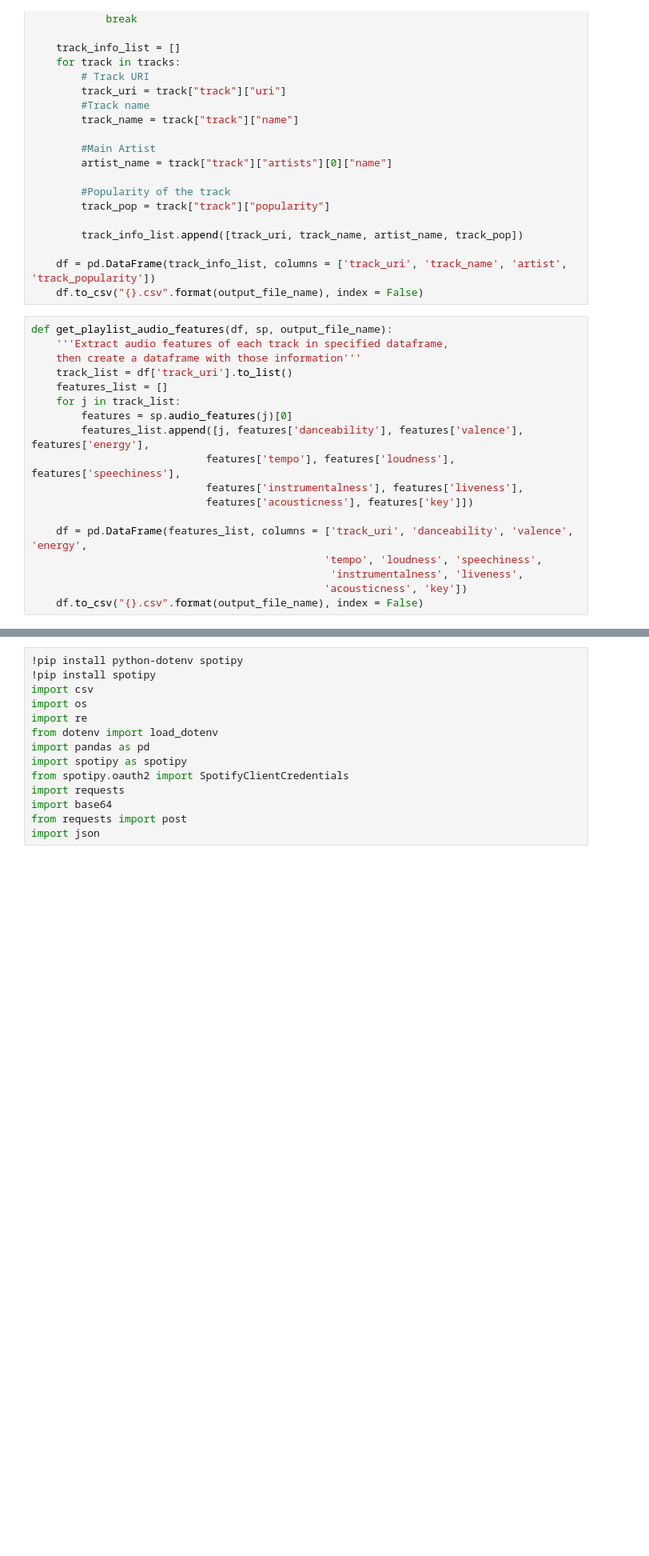
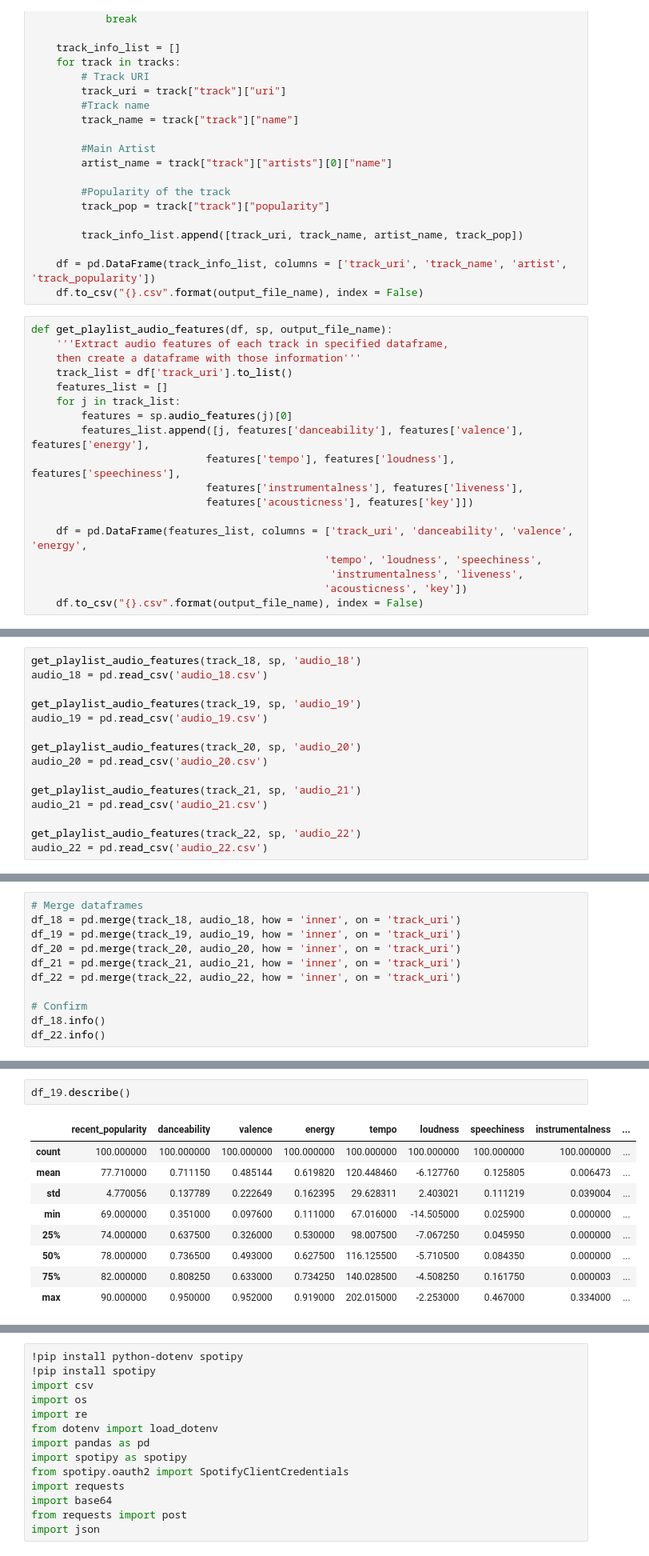
Before and after one commit to SEJUNGJENN-C/LoanData_EDA, a Jupyter notebook: spotify-api-with-spotipy-collecting-data.ipynb, the cells around one changed output, grey strips where cells are left out. Shown at 80% size. Drawn from its saved outputs; the diff is of its cells as text; blank space fills up the shorter version.

```diff
--- a/spotify-api-with-spotipy-collecting-data.ipynb
+++ b/spotify-api-with-spotipy-collecting-data.ipynb
@@ -97,0 +112,15 @@ df_18.head(2)
+# %%
+get_playlist_audio_features(track_18, sp, 'audio_18')
+audio_18 = pd.read_csv('audio_18.csv')
+
+get_playlist_audio_features(track_19, sp, 'audio_19')
+audio_19 = pd.read_csv('audio_19.csv')
+
+get_playlist_audio_features(track_20, sp, 'audio_20')
+audio_20 = pd.read_csv('audio_20.csv')
+
+get_playlist_audio_features(track_21, sp, 'audio_21')
+audio_21 = pd.read_csv('audio_21.csv')
+
+get_playlist_audio_features(track_22, sp, 'audio_22')
+audio_22 = pd.read_csv('audio_22.csv')
@@ -97,0 +136,11 @@ df_18.head(2)
+# %%
+# Merge dataframes
+df_18 = pd.merge(track_18, audio_18, how = 'inner', on = 'track_uri')
+df_19 = pd.merge(track_19, audio_19, how = 'inner', on = 'track_uri')
+df_20 = pd.merge(track_20, audio_20, how = 'inner', on = 'track_uri')
+df_21 = pd.merge(track_21, audio_21, how = 'inner', on = 'track_uri')
+df_22 = pd.merge(track_22, audio_22, how = 'inner', on = 'track_uri')
+
+# Confirm
+df_18.info()
+df_22.info()
@@ -97,0 +183,12 @@ df_18.head(2)
+# %%
+df_19.describe()
+# %% [output]
+|  | recent_popularity | danceability | valence | energy | tempo | loudness | speechiness | instrumentalness | ... |
+| count | 100.000000 | 100.000000 | 100.000000 | 100.000000 | 100.000000 | 100.000000 | 100.000000 | 100.000000 | ... |
+| mean | 77.710000 | 0.711150 | 0.485144 | 0.619820 | 120.448460 | -6.127760 | 0.125805 | 0.006473 | ... |
+| std | 4.770056 | 0.137789 | 0.222649 | 0.162395 | 29.628311 | 2.403021 | 0.111219 | 0.039004 | ... |
+| min | 69.000000 | 0.351000 | 0.097600 | 0.111000 | 67.016000 | -14.505000 | 0.025900 | 0.000000 | ... |
+| 25% | 74.000000 | 0.637500 | 0.326000 | 0.530000 | 98.007500 | -7.067250 | 0.045950 | 0.000000 | ... |
+| 50% | 78.000000 | 0.736500 | 0.493000 | 0.627500 | 116.125500 | -5.710500 | 0.084350 | 0.000000 | ... |
+| 75% | 82.000000 | 0.808250 | 0.633000 | 0.734250 | 140.028500 | -4.508250 | 0.161750 | 0.000003 | ... |
+| max | 90.000000 | 0.950000 | 0.952000 | 0.919000 | 202.015000 | -2.253000 | 0.467000 | 0.334000 | ... |
```
Also changed, not shown: parts of 32 cells of this notebook.
